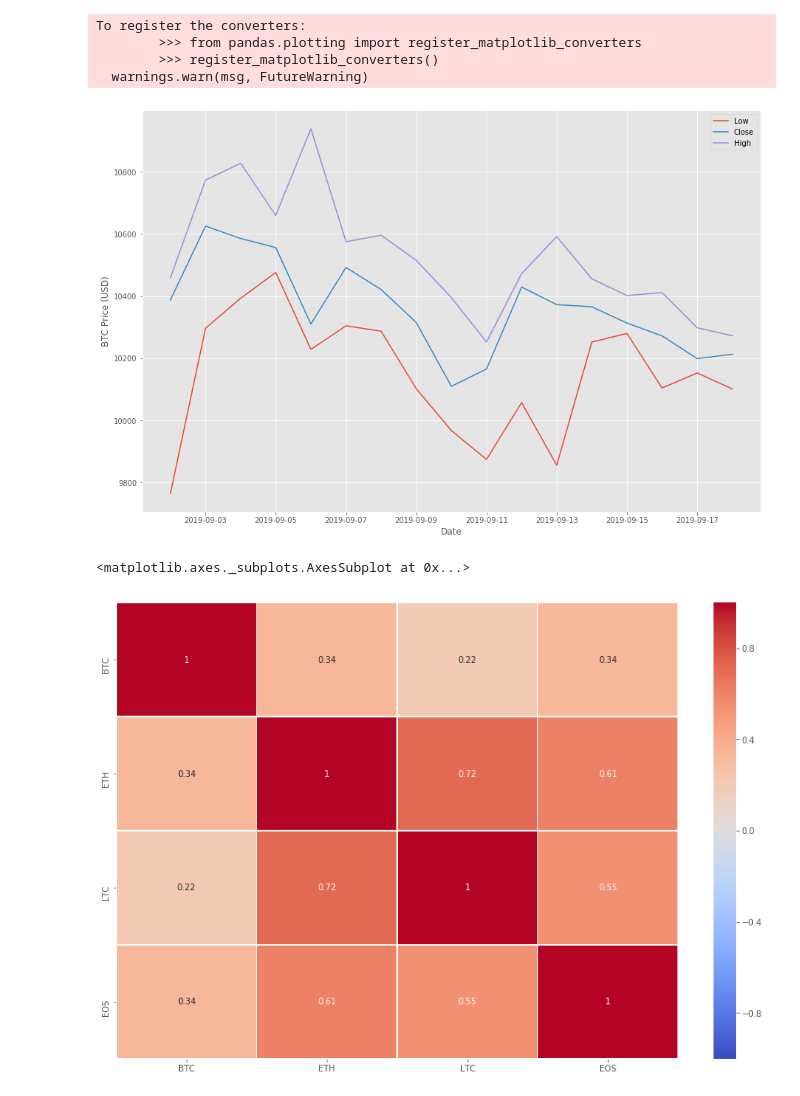
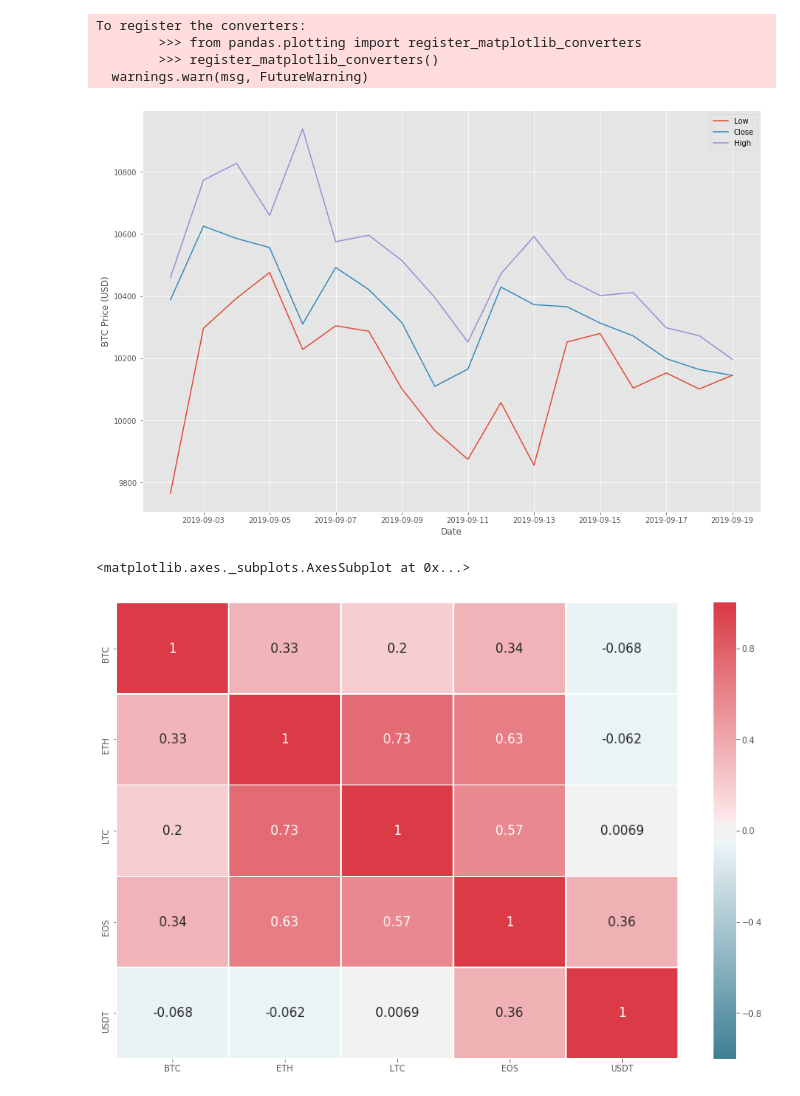
Before and after one commit to hilljtm/sfund, a Jupyter notebook: CryptoOHLC.ipynb, the cells around one changed output. Cells and saved outputs as stored; diff of their text form; code cells hidden in the pictures.

```diff
--- a/CryptoOHLC.ipynb
+++ b/CryptoOHLC.ipynb
@@ -48,7 +48,7 @@ def get_df(from_date, to_date):
         df.sort_index(ascending=False, inplace=True)
         return df
 # %%
-df = get_df(1567296000, 1568841592)
+df = get_df(1567296000, 1568859867)
 # %%
 fig, ax = plt.subplots(figsize=(15, 10))
 ax.plot(df[['low', 'close', 'high']])
@@ -60,7 +60,7 @@ To register the converters:
         >>> from pandas.plotting import register_matplotlib_converters
         >>> register_matplotlib_converters()
   warnings.warn(msg, FutureWarning)
-[figure, old version]
+[figure, new version]
 # %%
 def get_data_spec(coin, date, time_period):
     """query api for historical data starting from "date"."""
@@ -85,11 +85,11 @@ def get_df_spec(time_period, coin, from_date, to_date):
     df.rename(columns={'close':coin}, inplace=True)
     return df[coin]
 # %%
-coins = ['BTC', 'ETH', 'LTC', 'EOS']
+coins = ['BTC', 'ETH', 'LTC', 'EOS', 'USDT']
 # %%
 holder = []
 from_date = 1567296000 # 09-01-2019
-to_date = 1568841592   # Today
+to_date = 1568859867   # Today
 time_period = 'histoday'
 for coin in coins:
     holder.append(get_df_spec(time_period, coin, from_date, to_date))
@@ -101,12 +101,12 @@ df_norm_col=(df-df.mean())/df.std()
 # %%
 import seaborn as sns
 plt.figure(figsize=(15,10))
 cmap = sns.diverging_palette(220, 10, as_cmap=True)
 
-sns.heatmap(df.corr(), vmin=-1, annot=True, annot_kws={"size": 10}, linewidth=0.5, cmap=cmap)
+sns.heatmap(df.corr(), vmin=-1, annot=True, annot_kws={"size": 15}, linewidth=0.5, cmap=cmap)
 # %% [output]
 <matplotlib.axes._subplots.AxesSubplot at 0x...>
-[figure, old version]
+[figure, new version]
 # %%
 import matplotlib.pyplot as plt
 import seaborn as sns
```
Also changed, not shown: parts of 2 cells of this notebook.
